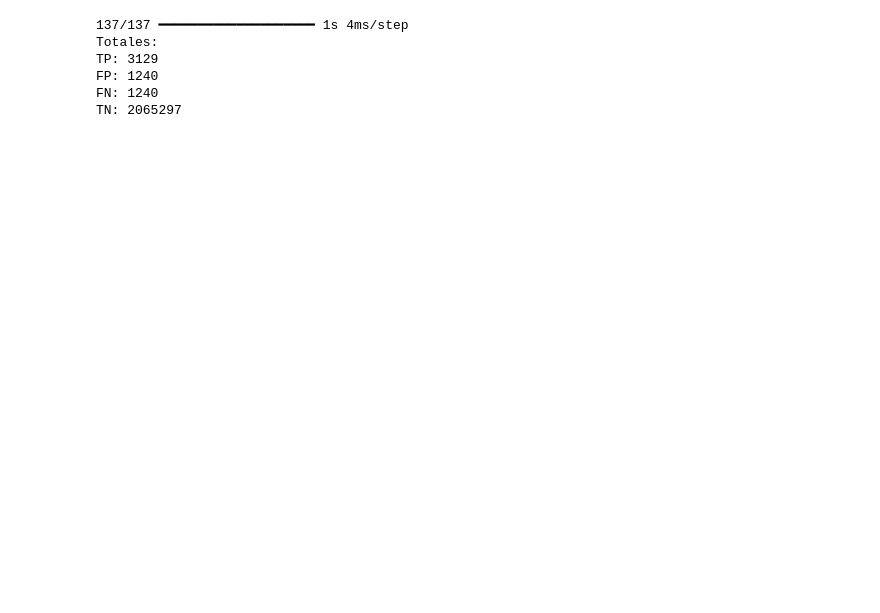
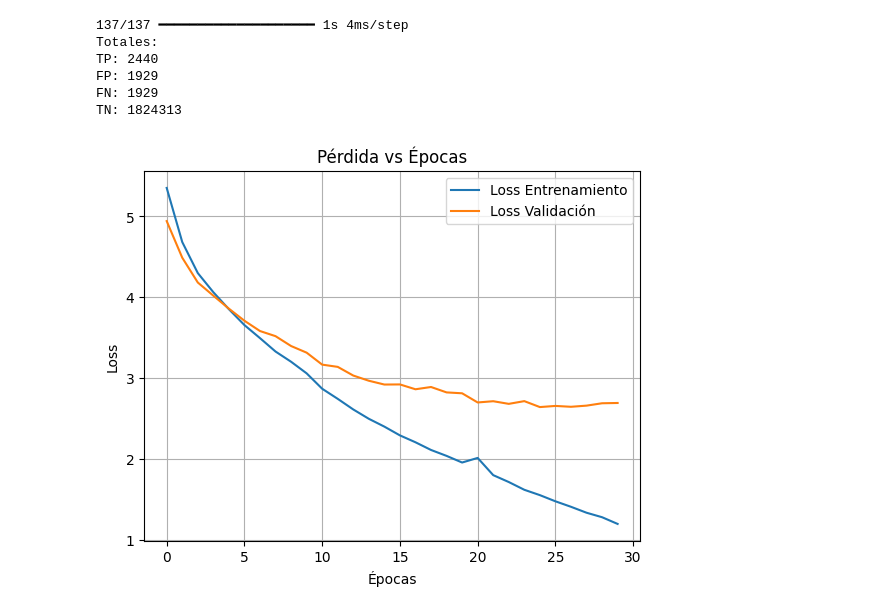
Before and after one commit to Lunusushi/Embedding-ML, a Jupyter notebook: Analisis.ipynb, the cells around one changed output. Cells and saved outputs as stored; diff of their text form; code cells hidden in the pictures; blank space fills up the shorter version.

Commit message:
Mas modelos
Aqui van mas modelos. Los nombres son autodescriptivos.

```diff
--- a/Analisis.ipynb
+++ b/Analisis.ipynb
@@ -78,13 +80,15 @@ model = tf.keras.Sequential([
     tf.keras.layers.Embedding(input_dim=vocab_size, output_dim=64),
     tf.keras.layers.LSTM(64),
     tf.keras.layers.Dense(64, activation='relu'),
+    tf.keras.layers.Dropout(0.3),  # Dropout en capa densa
     tf.keras.layers.Dense(num_classes, activation='softmax')
 ])
 
 model.compile(optimizer='adam', loss='sparse_categorical_crossentropy', metrics=['accuracy'])
 # %%
 #Entrenar modelo
-history = model.fit(X_train, y_train, validation_data=(X_test, y_test), epochs=120, batch_size=64)
+history = model.fit(X_train, y_train, validation_data=(X_test, y_test),
+                    epochs=30, batch_size=64)
 
 #Evaluar modelo
 loss, accuracy = model.evaluate(X_test, y_test)
@@ -130,15 +146,16 @@ print(df_cm)
 # %%
-# Obtener predicciones y matriz
+#Matriz de confusion (sin graficar porque no se ve jaja)
+#Obtener predicciones y matriz
 y_pred = np.argmax(model.predict(X_test), axis=1)
 cm = confusion_matrix(y_test, y_pred)
 
-# Inicializar totales
+#Inicializar totales
 TP_total = 0
 FP_total = 0
 FN_total = 0
 TN_total = 0
 
-# Total de clases
+#Total de clases
 num_classes = cm.shape[0]
 total_samples = np.sum(cm)
 
@@ -161,7 +178,19 @@ print(f"TN: {TN_total}")
 # %% [output]
 137/137 ━━━━━━━━━━━━━━━━━━━━ 1s 4ms/step
 Totales:
-TP: 3129
-FP: 1240
-FN: 1240
-TN: 2065297
+TP: 2440
+FP: 1929
+FN: 1929
+TN: 1824313
+# %%
+#Grafico epoch vs loss
+plt.plot(history.history['loss'], label='Loss Entrenamiento')
+plt.plot(history.history['val_loss'], label='Loss Validación')
+plt.xlabel('Épocas')
+plt.ylabel('Loss')
+plt.legend()
+plt.title('Pérdida vs Épocas')
+plt.grid(True)
+plt.show()
+# %% [output]
+[figure, added]
```
Also changed, not shown: parts of 6 cells of this notebook, 3 other files.
